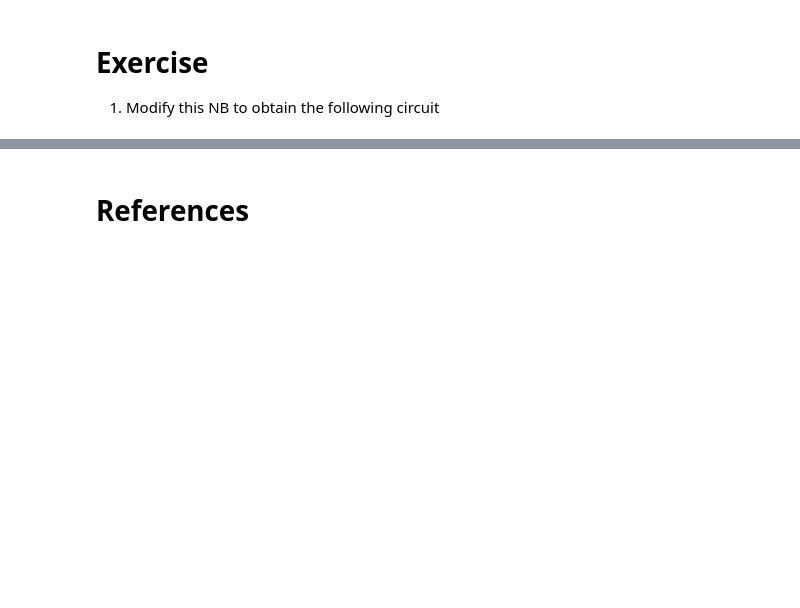
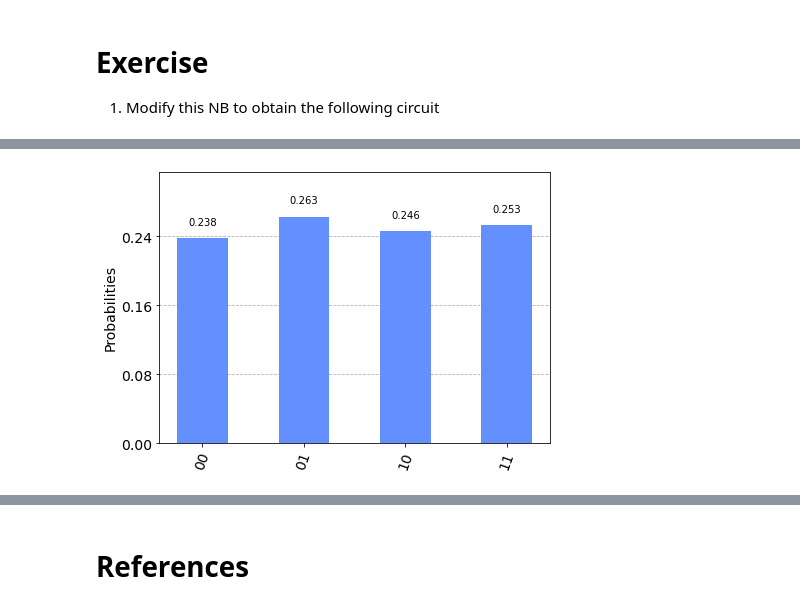
Before and after one commit to jaorduz/IntroQuantumCompu, a Jupyter notebook: NB_1/QC0_3_Qiskit.ipynb, the cells around one changed output, grey strips where cells are left out. Saved outputs shown, nothing was run; the diff lists cells and outputs as text; code cells hidden in the pictures; blank space fills up the shorter version.

```diff
--- a/NB_1/QC0_3_Qiskit.ipynb
+++ b/NB_1/QC0_3_Qiskit.ipynb
@@ -98,3 +110,9 @@ plot_histogram(rslt2.get_counts(circuit2))
+# %%
+bcknd2 = Aer.get_backend('qasm_simulator')
+rslt2 = execute(circuit2, backend=bcknd2).result()
+plot_histogram(rslt2.get_counts(circuit2))
+# %% [output]
+[figure, added]
 # %% [markdown]
 ![A3_a](../FIGS/A3_a.png)
 # %% [markdown]
```
Also changed, not shown: parts of 4 cells of this notebook, 5 other files.
